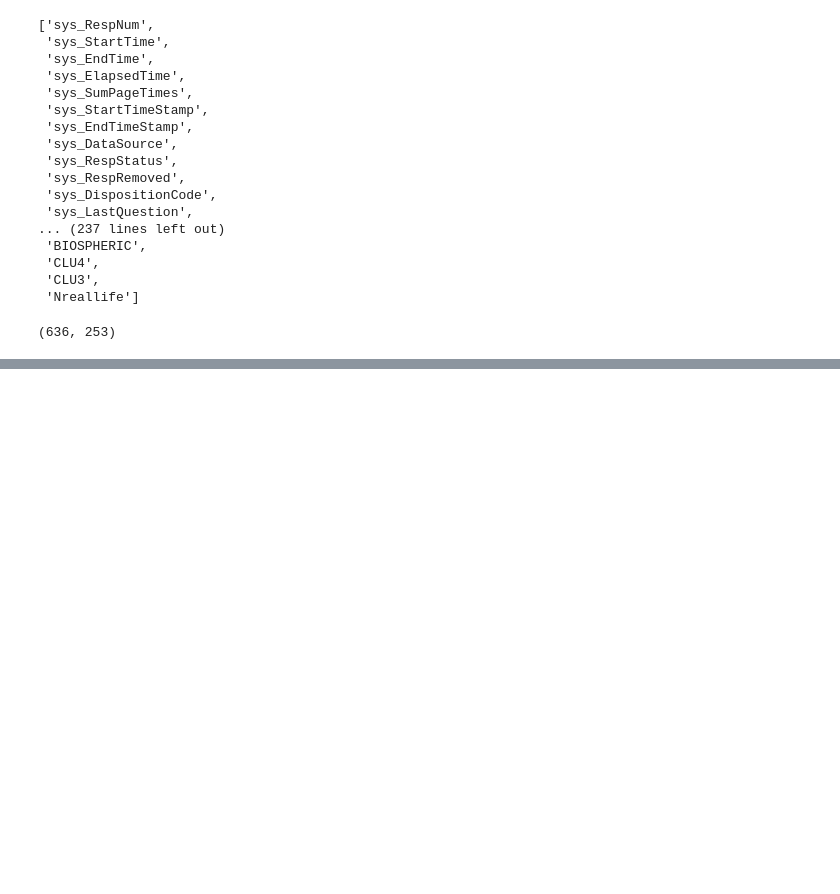
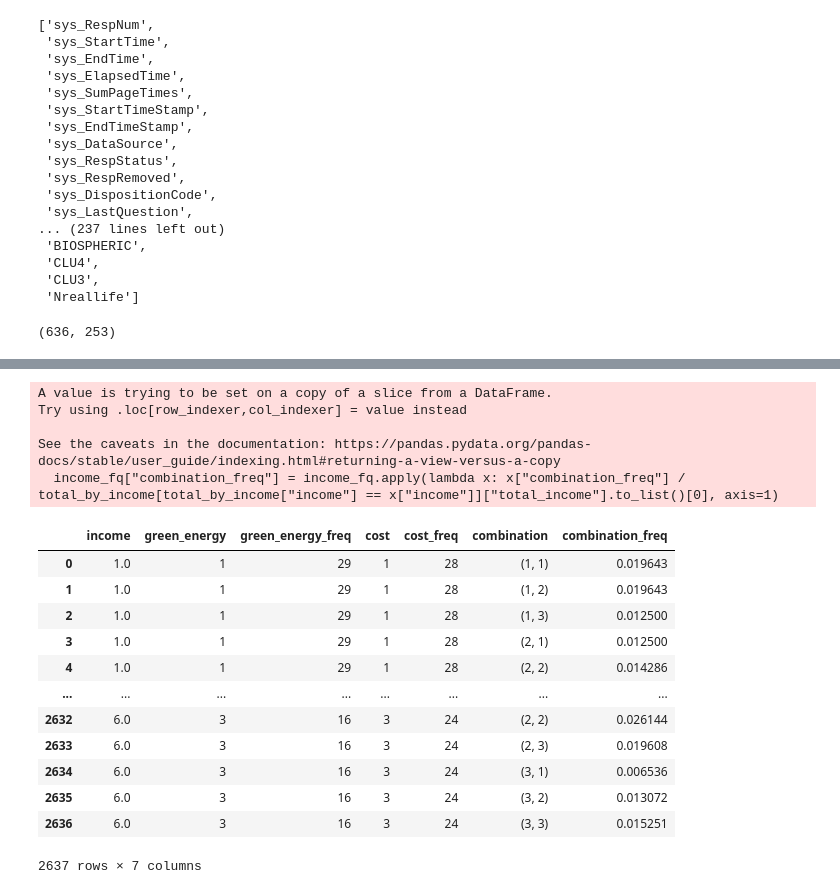
Before and after one commit to pengningyi/EnergyPreferences, a Jupyter notebook: data/survey.ipynb, the cells around one changed output, grey strips where cells are left out. Drawn from its saved outputs; the diff is of its cells as text; code cells hidden in the pictures; blank space fills up the shorter version.

```diff
--- a/data/survey.ipynb
+++ b/data/survey.ipynb
@@ -205,0 +140,9 @@ target_columns = [ 'CurrentRenewables', 'CurrentRenewables_1_other', 'CurrentPri
+# %%
+# 计算每个education和income类别的总人数
+total_by_income = freq_df.groupby('income').size().reset_index(name='total_income')
+total_by_education = freq_df.groupby('education').size().reset_index(name='total_education')
+
+total_by_education.set_index("education")
+
+total_by_education[total_by_education["education"] == 1]["total_education"]
+total_by_income.set_index("income")
@@ -205,0 +188,24 @@ target_columns = [ 'CurrentRenewables', 'CurrentRenewables_1_other', 'CurrentPri
+# %%
+income_fq = merged_freq[['income', 'green_energy', 'green_energy_freq', 'cost',
+       'cost_freq', 'combination', 'combination_freq']]
+income_fq["combination_freq"] = income_fq.apply(lambda x: x["combination_freq"] / total_by_income[total_by_income["income"] == x["income"]]["total_income"].to_list()[0], axis=1)
+income_fq
+# %% [output]
+A value is trying to be set on a copy of a slice from a DataFrame.
+Try using .loc[row_indexer,col_indexer] = value instead
+
+See the caveats in the documentation: https://pandas.pydata.org/pandas-docs/stable/user_guide/indexing.html#returning-a-view-versus-a-copy
+  income_fq["combination_freq"] = income_fq.apply(lambda x: x["combination_freq"] / total_by_income[total_by_income["income"] == x["income"]]["total_income"].to_list()[0], axis=1)
+|  | income | green_energy | green_energy_freq | cost | cost_freq | combination | combination_freq |
+| 0 | 1.0 | 1 | 29 | 1 | 28 | (1, 1) | 0.019643 |
+| 1 | 1.0 | 1 | 29 | 1 | 28 | (1, 2) | 0.019643 |
+| 2 | 1.0 | 1 | 29 | 1 | 28 | (1, 3) | 0.012500 |
+| 3 | 1.0 | 1 | 29 | 1 | 28 | (2, 1) | 0.012500 |
+| 4 | 1.0 | 1 | 29 | 1 | 28 | (2, 2) | 0.014286 |
+| ... | ... | ... | ... | ... | ... | ... | ... |
+| 2632 | 6.0 | 3 | 16 | 3 | 24 | (2, 2) | 0.026144 |
+| 2633 | 6.0 | 3 | 16 | 3 | 24 | (2, 3) | 0.019608 |
+| 2634 | 6.0 | 3 | 16 | 3 | 24 | (3, 1) | 0.006536 |
+| 2635 | 6.0 | 3 | 16 | 3 | 24 | (3, 2) | 0.013072 |
+| 2636 | 6.0 | 3 | 16 | 3 | 24 | (3, 3) | 0.015251 |
+2637 rows × 7 columns
```
Also changed, not shown: parts of 25 cells of this notebook, 28 other files.
